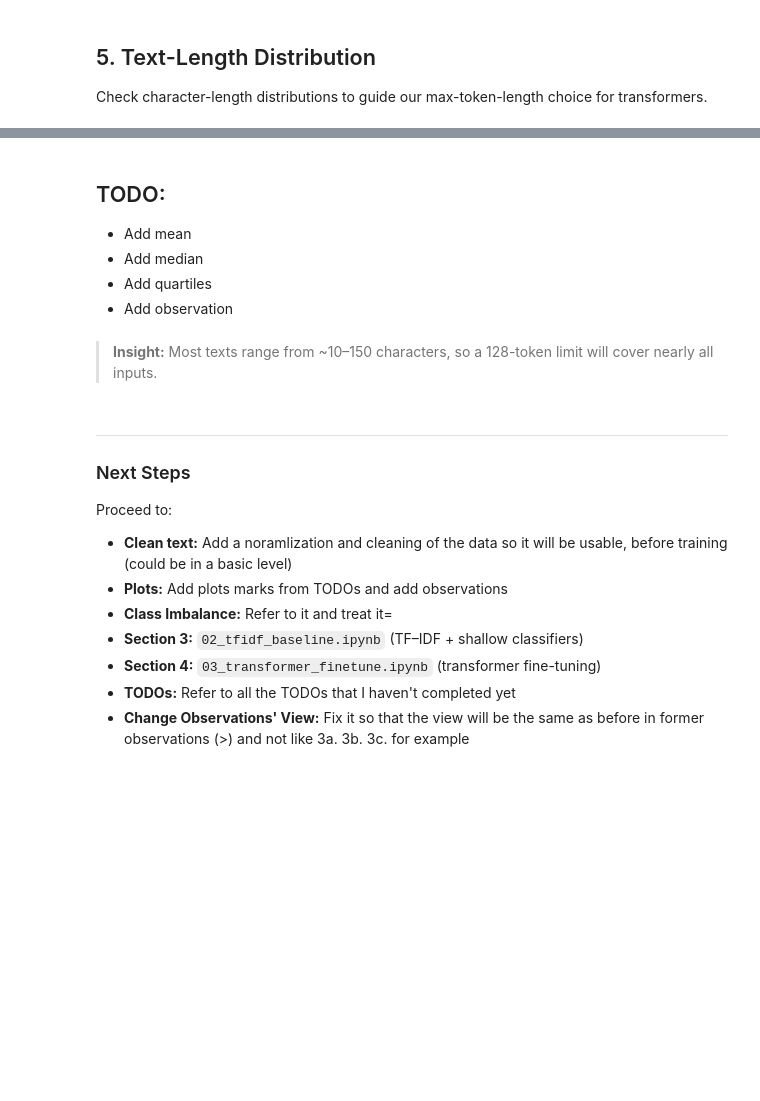
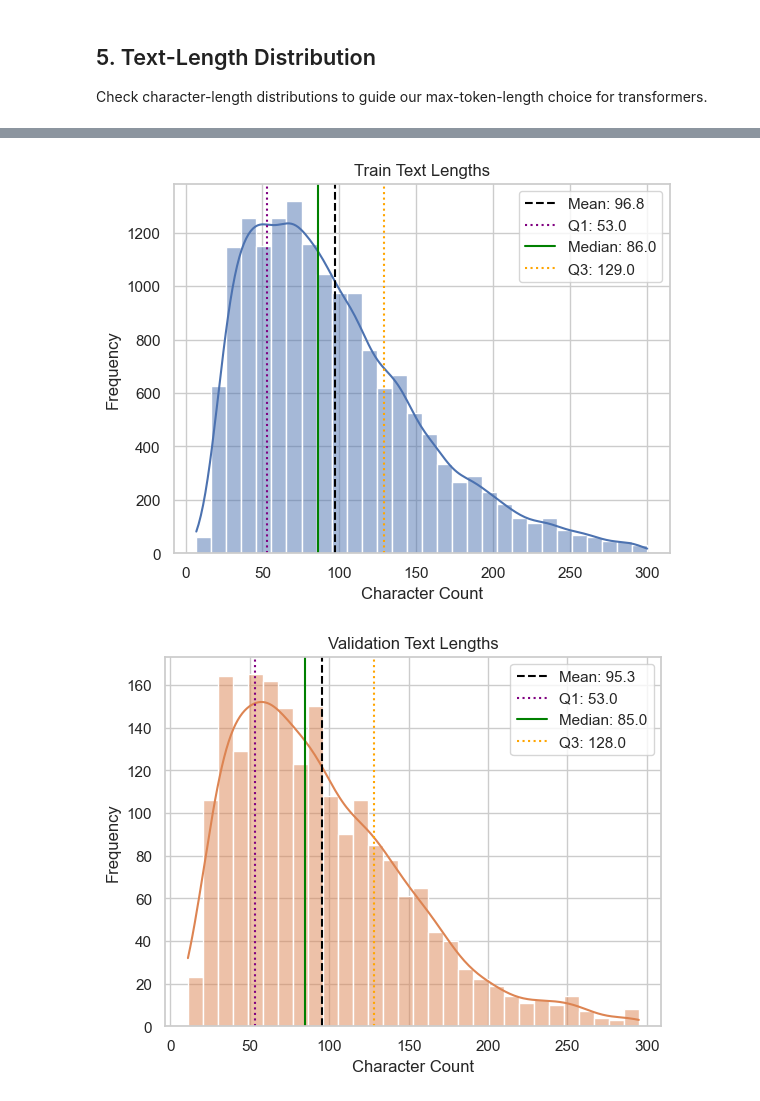
Before and after one commit to inablagur/emotion_detection, a Jupyter notebook: notebooks/01_data_exploration.ipynb, the cells around one changed output, grey strips where cells are left out. Drawn from its saved outputs; the diff is of its cells as text; code cells hidden in the pictures; blank space fills up the shorter version.

```diff
--- a/notebooks/01_data_exploration.ipynb
+++ b/notebooks/01_data_exploration.ipynb
@@ -226,10 +204,3 @@ plot_counts(df_test,  "Test Set Class Counts")
 ## 5. Text-Length Distribution
 
 Check character-length distributions to guide our max-token-length choice for transformers.
-# %%
-for split, df in [("Train", df_train), ("Validation", df_val), ("Test", df_test)]:
-    sns.histplot(df.text.str.len(), bins=30)
-    plt.title(f"{split} Text Lengths")
-    plt.xlabel("Character Count")
-    plt.ylabel("Frequency")
-    plt.show()
@@ -240,21 +207,31 @@ for split, df in [("Train", df_train), ("Validation", df_val), ("Test", df_test)
-# %% [markdown]
-## TODO:
-* Add mean
-* Add median
-* Add quartiles
-* Add observation
-# %% [markdown]
-> **Insight:** Most texts range from ~10–150 characters, so a 128-token limit will cover nearly all inputs.
-# %% [markdown]
----
-
-### Next Steps
-
-Proceed to:
-- **Clean text:**  Add a noramlization and cleaning of the data so it will be usable, before training (could be in a basic level)
-- **Plots:** Add plots marks from TODOs and add observations
-- **Class Imbalance:** Refer to it and treat it=
-- **Section 3:** `02_tfidf_baseline.ipynb` (TF–IDF + shallow classifiers)
-- **Section 4:** `03_transformer_finetune.ipynb` (transformer fine-tuning)
-- **TODOs:** Refer to all the TODOs that I haven't completed yet
-- **Change Observations' View:** Fix it so that the view will be the same as before in former observations (>) and not like 3a. 3b. 3c. for example
+# %%
+def plot_hist(df, title, color):
+    lengths = df.text.str.len()
+
+    # Calculate statistics
+    mean_val = lengths.mean()
+    q1 = lengths.quantile(0.25)
+    median = lengths.median()
+    q3 = lengths.quantile(0.75)
+
+    # Plot histogram
+    sns.histplot(lengths, bins=30, color=color, kde=True)
+    plt.axvline(mean_val, color='black', linestyle='--', label=f'Mean: {mean_val:.1f}')
+    plt.axvline(q1, color='purple', linestyle=':', label=f'Q1: {q1:.1f}')
+    plt.axvline(median, color='green', linestyle='-', label=f'Median: {median:.1f}')
+    plt.axvline(q3, color='orange', linestyle=':', label=f'Q3: {q3:.1f}')
+
+    # Add labels and legend
+    plt.title(title)
+    plt.xlabel("Character Count")
+    plt.ylabel("Frequency")
+    plt.legend()
+    plt.show()
+
+# Plotting
+plot_hist(df_train, "Train Text Lengths", color="C0")
+plot_hist(df_val,   "Validation Text Lengths", color="C1")
+plot_hist(df_test,  "Test Text Lengths", color="C2")
+# %% [output]
+[figure, added]
+[figure, added]
```
Also changed, not shown: parts of 11 cells of this notebook.
